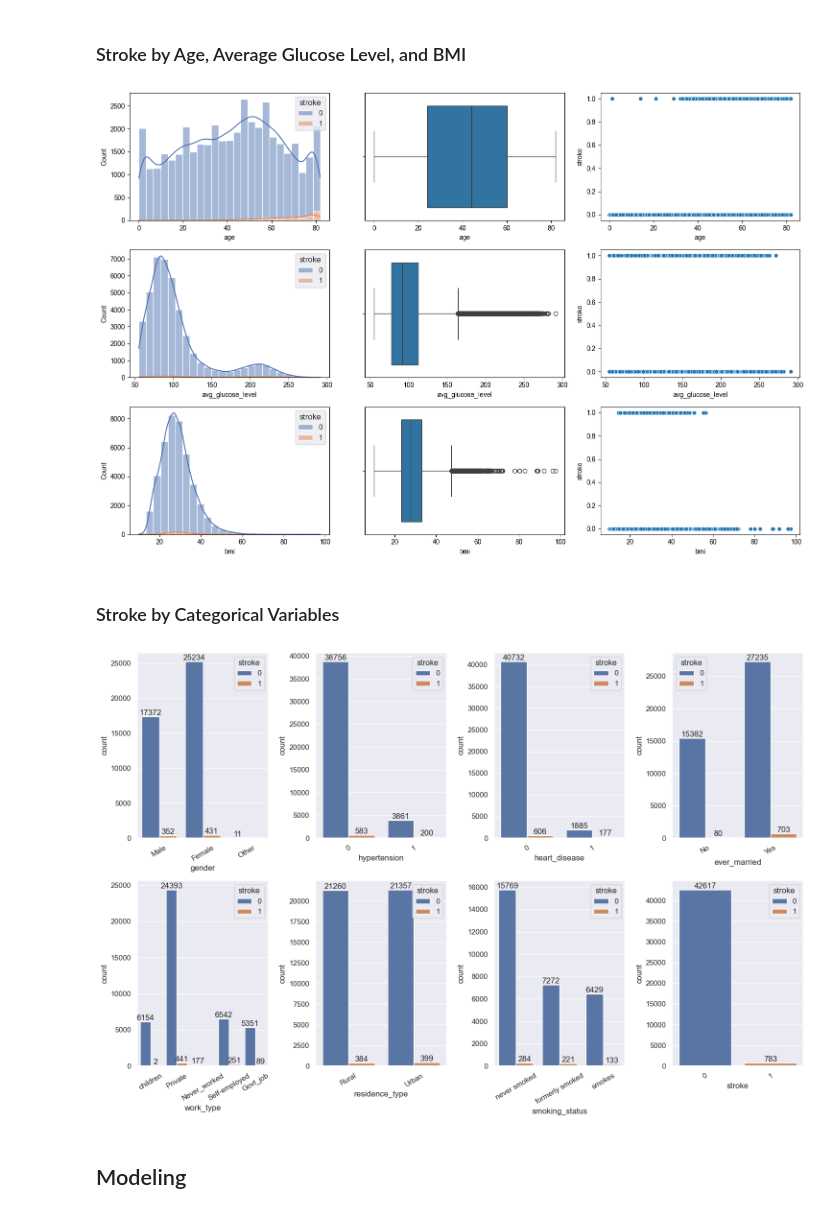
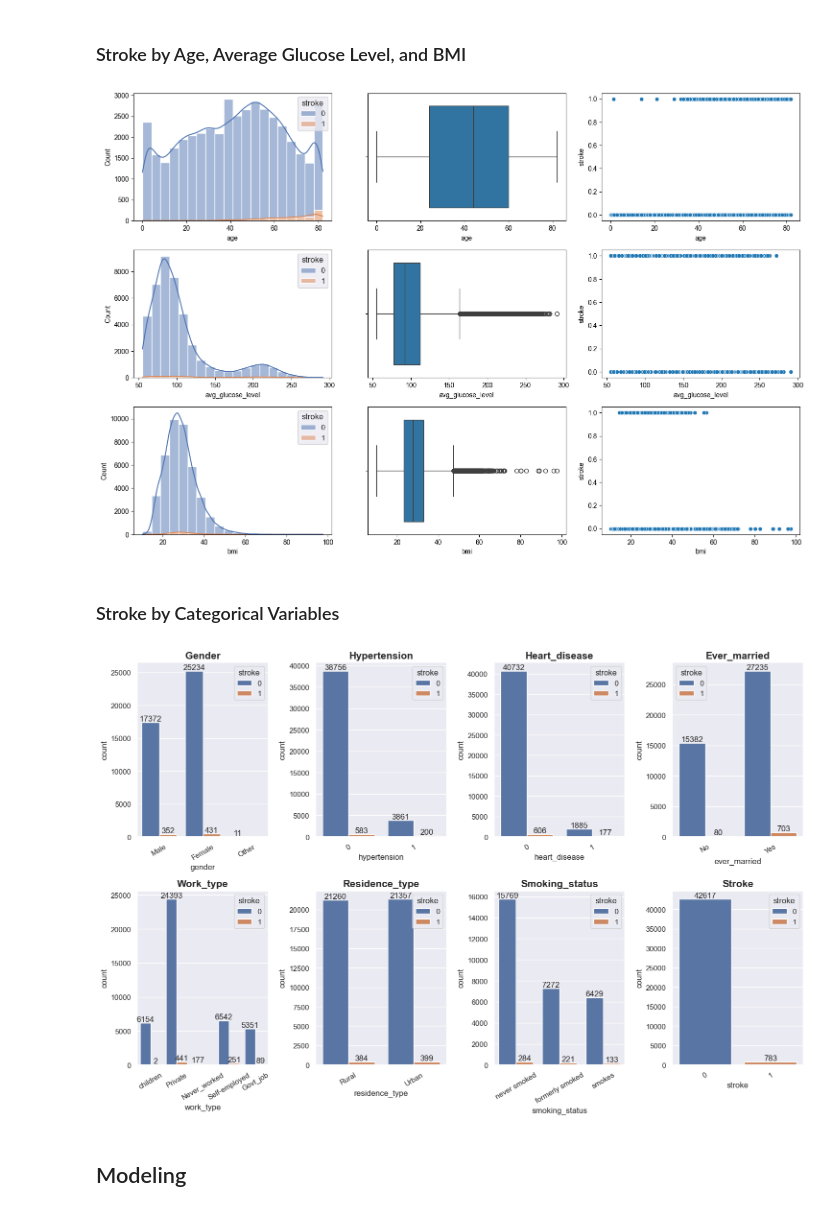
Before and after one commit to jakeryu37/Stroke-Prediction-ML-Model, a Jupyter notebook: Stroke_Prediction_Model.ipynb, the cells around one changed output. Cells and saved outputs as stored; diff of their text form; code cells hidden in the pictures.

```diff
--- a/Stroke_Prediction_Model.ipynb
+++ b/Stroke_Prediction_Model.ipynb
@@ -124,36 +117,41 @@ Name: proportion, dtype: float64
 # %% [markdown]
 ### Stroke by Age, Average Glucose Level, and BMI
 # %%
-# numeric_cols = ['age', 'avg_glucose_level', 'bmi']
-# categorical_cols = 'gender', 'hypertension', 'heart_disease', 'ever_married',
-#                    'work_type','residence_type', 'smoking_status', 'stroke']
+# plot numerical variables
+def plot_num_var(numeric_cols):
+    fig, axs = plt.subplots(3, 3, figsize=(15,10))
+    sns.set_theme()
 
-fig, axs = plt.subplots(3, 3, figsize=(15,10))
-sns.set_theme()
+    for i, col in enumerate(numeric_cols):
+        sns.histplot(df, x=col, hue='stroke', kde=True, bins=20, multiple='stack', ax=axs[i, 0])
+        sns.boxplot(df, x=col, ax=axs[i, 1])
+        sns.scatterplot(df, x=col, y='stroke', ax=axs[i,2])
 
-for i, col in enumerate(numeric_cols):
-    sns.histplot(df, x=col, hue='stroke', kde=True, bins=25, multiple='stack', ax=axs[i, 0])
-    sns.boxplot(df, x=col, ax=axs[i, 1], )
-    sns.scatterplot(df, x=col, y='stroke', ax=axs[i,2])
+    plt.tight_layout()
 
-plt.tight_layout()
+plot_num_var(numeric_cols)
 # %% [output]
-[figure, old version]
+[figure, new version]
 # %% [markdown]
 ### Stroke by Categorical Variables
 # %%
-fig, axs = plt.subplots(len(categorical_cols)//4, 4, figsize=(15, 10))
+# plot categorical variables
+def plot_cat_var(categorical_cols):
+    fig, axs = plt.subplots(len(categorical_cols)//4, 4, figsize=(15, 10))
 
-for i, col in enumerate(categorical_cols):
+    for i, col in enumerate(categorical_cols):
         ax = sns.countplot(df, x=col, hue='stroke', ax=axs[i // 4, i % 4])
         ax.tick_params(axis='x', rotation=30)
+        ax.set_title(col.capitalize(), weight='bold', fontsize=15)
 
         for container in ax.containers:
             ax.bar_label(container)
 
-plt.tight_layout()
+    plt.tight_layout()
+
+plot_cat_var(categorical_cols)
 # %% [output]
-[figure, old version]
+[figure, new version]
 # %% [markdown]
 ## Modeling
 # %% [markdown]
```
Also changed, not shown: parts of 35 cells of this notebook, 2 other files.
